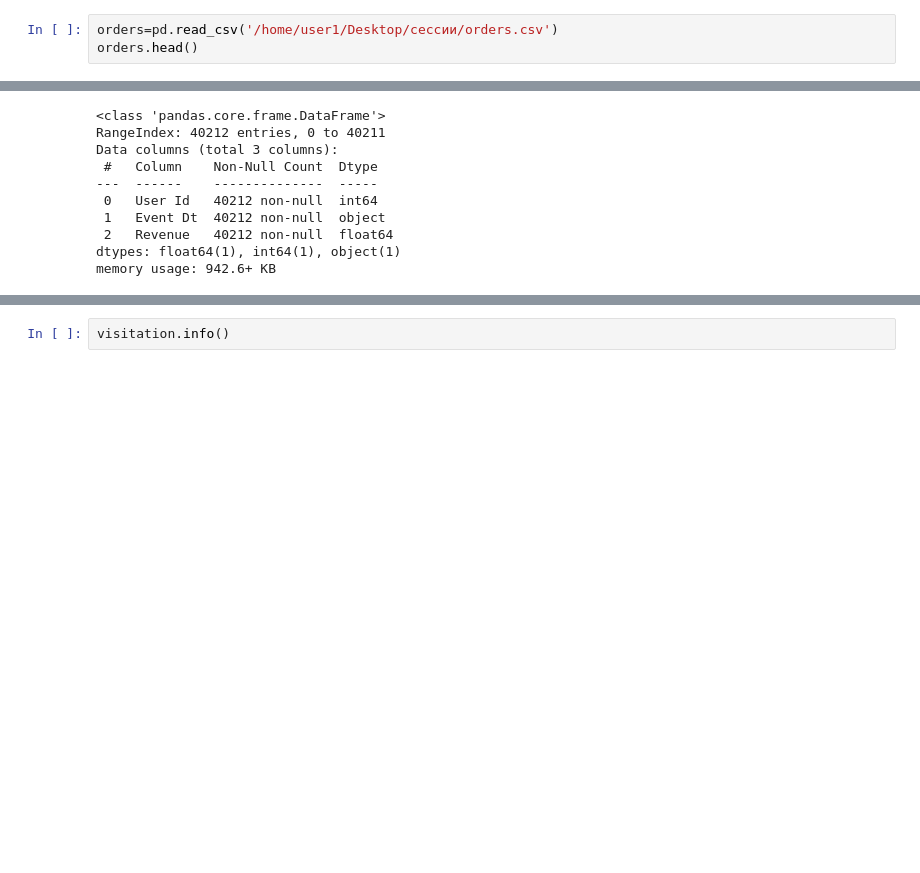
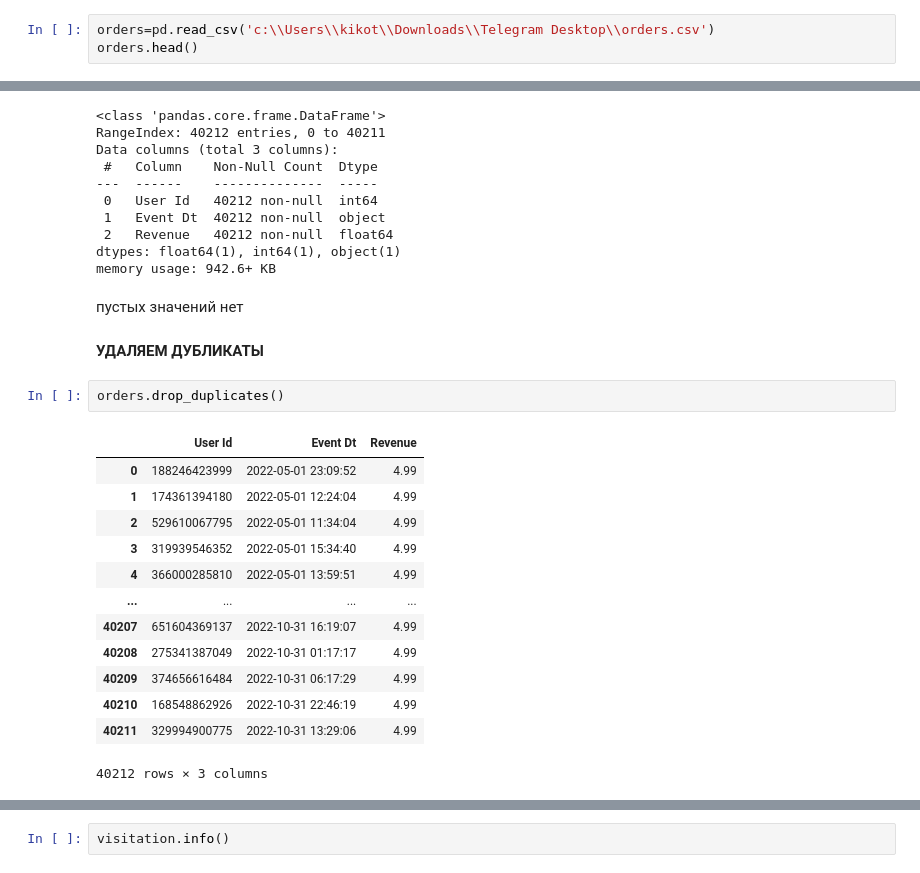
Before and after one commit to morfin264/marketing, a Jupyter notebook: Report_C1.ipynb, the cells around one changed output, grey strips where cells are left out. Saved outputs shown, nothing was run; the diff lists cells and outputs as text; blank space fills up the shorter version.

```diff
--- a/Report_C1.ipynb
+++ b/Report_C1.ipynb
@@ -47,7 +48,7 @@ expenses.head()#вывожу 5 строк для компактности
 # %% [markdown]
 загражую файл
 # %%
-orders=pd.read_csv('/home/user1/Desktop/сессии/orders.csv')
+orders=pd.read_csv('c:\\Users\\kikot\\Downloads\\Telegram Desktop\\orders.csv')
 orders.head()
 # %% [output]
 |  | User Id | Event Dt | Revenue |
@@ -98,3 +181,23 @@ Data columns (total 3 columns):
  2   Revenue   40212 non-null  float64
 dtypes: float64(1), int64(1), object(1)
 memory usage: 942.6+ KB
+# %% [markdown]
+пустых значений нет
+# %% [markdown]
+**УДАЛЯЕМ ДУБЛИКАТЫ**
+# %%
+orders.drop_duplicates()
+# %% [output]
+|  | User Id | Event Dt | Revenue |
+| 0 | 188246423999 | 2022-05-01 23:09:52 | 4.99 |
+| 1 | 174361394180 | 2022-05-01 12:24:04 | 4.99 |
+| 2 | 529610067795 | 2022-05-01 11:34:04 | 4.99 |
+| 3 | 319939546352 | 2022-05-01 15:34:40 | 4.99 |
+| 4 | 366000285810 | 2022-05-01 13:59:51 | 4.99 |
+| ... | ... | ... | ... |
+| 40207 | 651604369137 | 2022-10-31 16:19:07 | 4.99 |
+| 40208 | 275341387049 | 2022-10-31 01:17:17 | 4.99 |
+| 40209 | 374656616484 | 2022-10-31 06:17:29 | 4.99 |
+| 40210 | 168548862926 | 2022-10-31 22:46:19 | 4.99 |
+| 40211 | 329994900775 | 2022-10-31 13:29:06 | 4.99 |
+40212 rows × 3 columns
```
Also changed, not shown: parts of 31 cells of this notebook.
